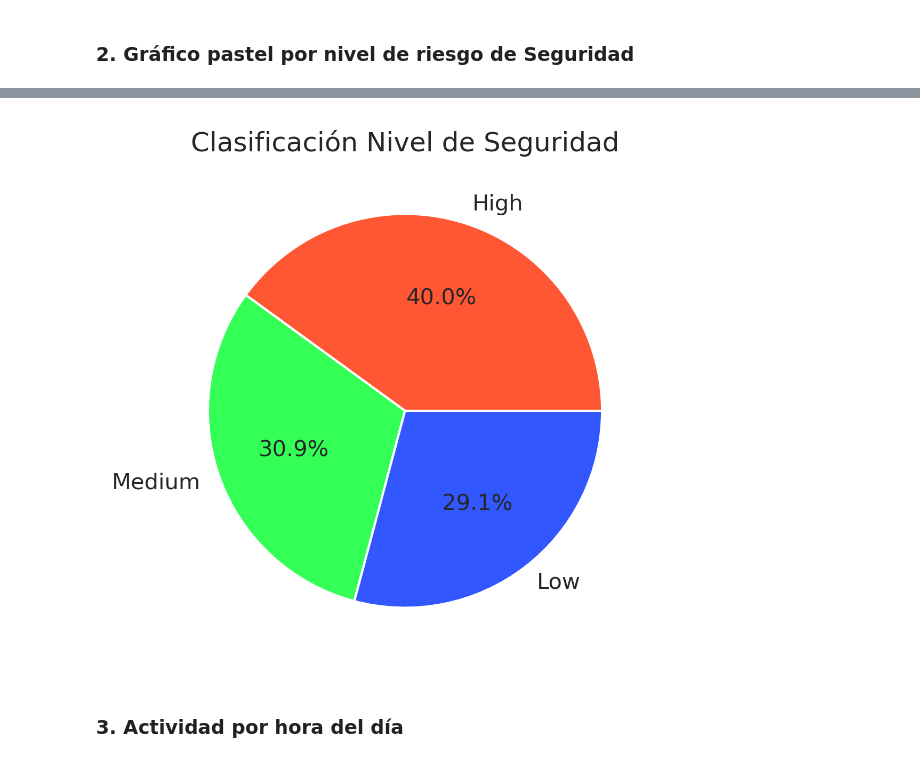
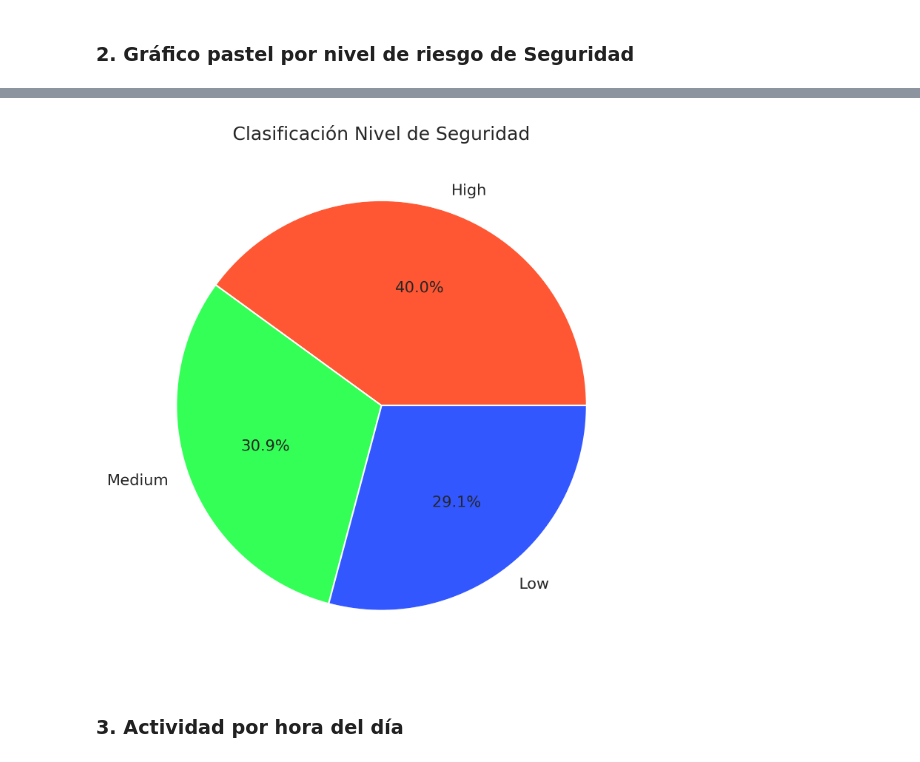
Before and after one commit to JonathanAlvarezW/practica_tres_gr_9, a Jupyter notebook: grupo9.ipynb, the cells around one changed output, grey strips where cells are left out. Saved outputs shown, nothing was run; the diff lists cells and outputs as text; code cells hidden in the pictures.

```diff
--- a/grupo9.ipynb
+++ b/grupo9.ipynb
@@ -353,25 +353,27 @@ plt.show()
 # %%
 fig_pie = px.pie(df,
                  names='Priority_level',
                  title="Clasificación Nivel de Seguridad Email",
                  color_discrete_sequence=["#FF5733", "#33FF57", "#3357FF", "#F4C724", "#A833FF"])
 counts = df['Priority_level'].value_counts()
-plt.figure(figsize=(4,4))  # Ajustar tamaño
+plt.figure(figsize=(6,6))  # Ajustar tamaño
 plt.pie(counts, labels=counts.index, autopct='%1.1f%%',
         colors=["#FF5733", "#33FF57", "#3357FF", "#F4C724", "#A833FF"])
 plt.title("Clasificación Nivel de Seguridad")
 plt.savefig('priority_level_pie_chart.png', dpi=300, bbox_inches='tight')
 plt.close()  # Cierra la figura correctamente
 fig_pie.write_image("priority_level_pie_chart_plotly.png")
 fig_pie.show()
+fig_pie.write_image("priority_level_pie_chart_plotly.png", width=400, height=400)
+
 
 
 from IPython.display import Image
 
 Image(filename="priority_level_pie_chart.png")
 # %% [output]
 [interactive output not drawn]
-[figure, old version]
+[figure, new version]
 # %% [markdown]
 ### 3. Actividad por hora del día
 # %%
```
Also changed, not shown: 2 other files.
